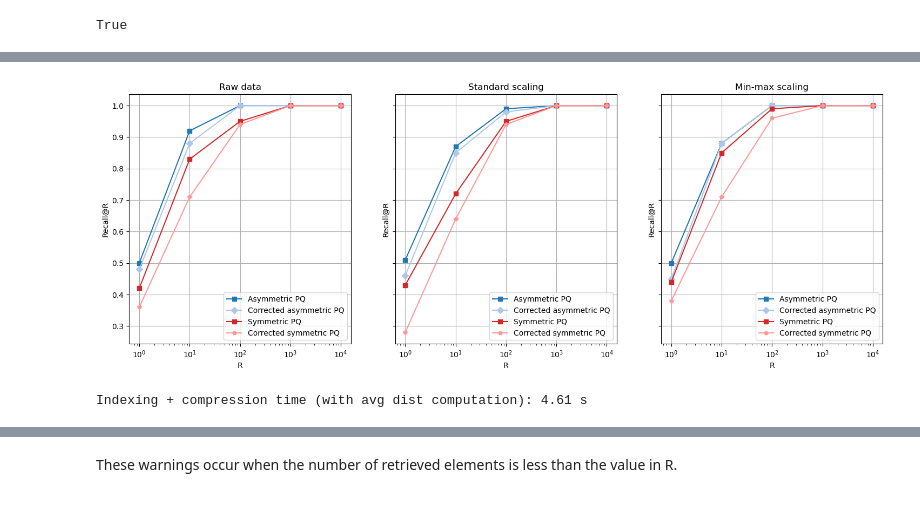
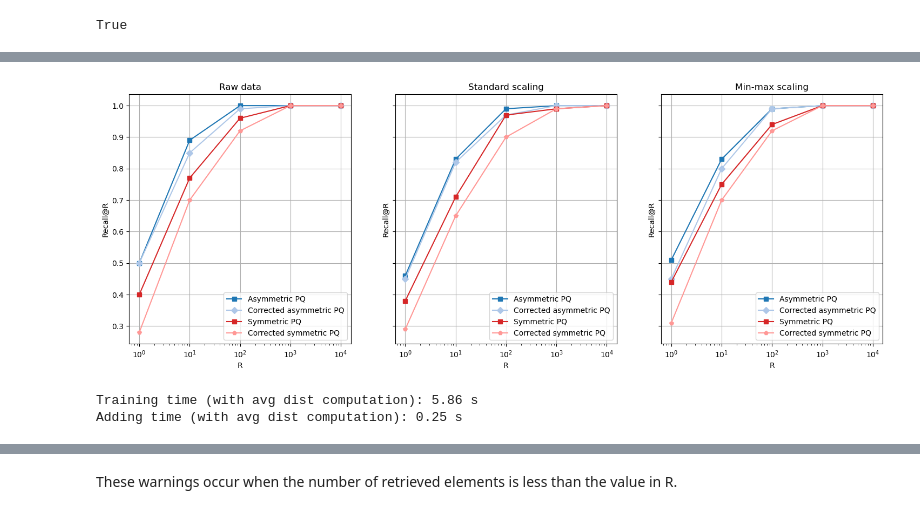
Before and after one commit to iretes/IR-proj, a Jupyter notebook: experiments.ipynb, the cells around one changed output, grey strips where cells are left out. Saved outputs shown, nothing was run; the diff lists cells and outputs as text; code cells hidden in the pictures.

```diff
--- a/experiments.ipynb
+++ b/experiments.ipynb
@@ -46,10 +52,5 @@ plt.show()
 # %% [output]
 [figure]
-# %%
-tr_data = xb
-queries = xq
-sample_query = xq[0]
-sample_query_snorm = np.sum(np.square(sample_query))
 # %%
 M = 8
 K = 256
@@ -129,7 +137,7 @@ asym_pq_dists, asym_ranking = pq.search(sample_query, subset=None, asym=True, co
 asym_pq_corr_dists, asym_corr_ranking = pq.search(sample_query, subset=None, asym=True, correct=True)
 sym_pq_dists, sym_ranking = pq.search(sample_query, subset=None, asym=False, correct=False)
 sym_pq_corr_dists, sym_corr_ranking = pq.search(sample_query, subset=None, asym=False, correct=True)
-es = ExactSearch(tr_data)
+es = ExactSearch(search_data)
 exact_dists, exact_ranking = es.search(sample_query)
 # %%
 # check if computed exact ranking is equal to ground truth
@@ -138,7 +146,8 @@ np.all(gt[0][:100]==exact_ranking[:100])
 True
 # %%
 recalls = {"Asymmetric PQ": [], "Corrected Asymmetric PQ": [], "Symmetric PQ": [], "Corrected Symmetric PQ": []}
-rs = range(5, 10000 + 500, 500)
+step = 500 if DATASET == "siftsmall" else 100000
+rs = range(5, search_data.shape[0] + step, step)
 for r in rs:
     recalls["Asymmetric PQ"].append(recall_at_r(asym_ranking, exact_ranking, r))
     recalls["Corrected Asymmetric PQ"].append(recall_at_r(asym_corr_ranking, exact_ranking, r))
@@ -151,6 +160,7 @@ plt.plot(rs, recalls["Symmetric PQ"], '-o', label="Symmetric PQ", color=matplotl
 plt.plot(rs, recalls["Corrected Symmetric PQ"], '-p', label="Corrected Symmetric PQ", color=matplotlib.colormaps["tab20"](7))
 plt.xlabel('R')
 plt.ylabel('Recall@R')
+plt.title('Recall@R for a sample query')
 plt.grid(zorder=0)
 plt.tight_layout()
 plt.legend();
@@ -215,10 +225,12 @@ plt.tight_layout()
 # %%
-asym_diffs = np.zeros((10000*queries.shape[0]))
-asym_diffs_corr = np.zeros((10000*queries.shape[0]))
-sym_diffs = np.zeros((10000*queries.shape[0]))
-sym_diffs_corr = np.zeros((10000*queries.shape[0]))
+asym_diffs = np.zeros((search_data.shape[0]*queries.shape[0]))
+asym_diffs_corr = np.zeros((search_data.shape[0]*queries.shape[0]))
+sym_diffs = np.zeros((search_data.shape[0]*queries.shape[0]))
+sym_diffs_corr = np.zeros((search_data.shape[0]*queries.shape[0]))
 
 R = [1, 10, 100, 1000, 10000]
+if DATASET == "sift":
+    R += [100000, 1000000]
 asym_recall = np.zeros((len(queries), len(R)))
 asym_corr_recall = np.zeros((len(queries), len(R)))
 sym_recall = np.zeros((len(queries), len(R)))
@@ -237,10 +249,10 @@ for i, query in enumerate(queries):
     mean_es_time += time.time() - start_search_time
     exact_nearest[i] = rank[0]
     query_norm = np.sum(np.square(query))
-    asym_diffs[i*10000:(i+1)*10000] = (asym_d_est-d) / query_norm
-    asym_diffs_corr[i*10000:(i+1)*10000] = (asym_d_est_corr-d) / query_norm
-    sym_diffs[i*10000:(i+1)*10000] = (sym_d_est-d) / query_norm
-    sym_diffs_corr[i*10000:(i+1)*10000] = (sym_d_est_corr-d) / query_norm
+    asym_diffs[i*search_data.shape[0]:(i+1)*search_data.shape[0]] = (asym_d_est-d) / query_norm
+    asym_diffs_corr[i*search_data.shape[0]:(i+1)*search_data.shape[0]] = (asym_d_est_corr-d) / query_norm
+    sym_diffs[i*search_data.shape[0]:(i+1)*search_data.shape[0]] = (sym_d_est-d) / query_norm
+    sym_diffs_corr[i*search_data.shape[0]:(i+1)*search_data.shape[0]] = (sym_d_est_corr-d) / query_norm
 
     for j, r in enumerate(R):
         asym_recall[i][j] = exact_nearest[i] in asym_rank[:r]
@@ -338,14 +350,17 @@ from sklearn.preprocessing import StandardScaler, MinMaxScaler
 
 std_scaler = StandardScaler()
 tr_data_std = std_scaler.fit_transform(tr_data)
+search_data_std = std_scaler.transform(search_data)
 queries_std = std_scaler.transform(queries)
 minmax_scaler = MinMaxScaler()
 tr_data_minmax = minmax_scaler.fit_transform(tr_data)
+search_data_minmax = minmax_scaler.transform(search_data)
 queries_minmax = minmax_scaler.transform(queries)
 
-def train_search(M, K, seed, R, tr_data, queries):
+def train_search(M, K, seed, R, tr_data, search_data, queries):
     pq = PQ(M=M, K=K, seed=seed)
-    pq.train(tr_data, add=True, compute_distortions=True, verbose=False)
+    pq.train(tr_data, add=False)
+    pq.add(search_data, compute_distortions=True)
 
     asym_recall = np.zeros((len(queries), len(R)))
     asym_corr_recall = np.zeros((len(queries), len(R)))
@@ -378,47 +393,56 @@ def train_search(M, K, seed, R, tr_data, queries):
 
     return results
 
 results = {
     "asym_recall_mean": asym_recall_mean,
     "asym_corr_recall_mean": asym_corr_recall_mean,
     "sym_recall_mean": sym_recall_mean,
     "sym_corr_recall_mean": sym_corr_recall_mean
 }
-results_std = train_search(M, K, RANDOM_SEED, R, tr_data_std, queries_std)
-results_minmax = train_search(M, K, RANDOM_SEED, R, tr_data_minmax, queries_minmax)
+results_std = train_search(M, K, RANDOM_SEED, R, tr_data_std, search_data_std, queries_std)
+results_minmax = train_search(M, K, RANDOM_SEED, R, tr_data_minmax, search_data_minmax, queries_minmax)
 
 fig, axs = plt.subplots(1, 3, figsize=(18, 6), sharey=True)
 
 scaling_methods = [
     ("Raw data", results),
     ("Standard scaling", results_std),
     ("Min-max scaling", results_minmax)
 ]
 
 for ax, (title, data) in zip(axs, scaling_methods):
     ax.plot(R, data["asym_recall_mean"], '-s', label="Asymmetric PQ", color=matplotlib.colormaps["tab20"](0))
     ax.plot(R, data["asym_corr_recall_mean"], '-D', label="Corrected asymmetric PQ", color=matplotlib.colormaps["tab20"](1))
     ax.plot(R, data["sym_recall_mean"], '-s', label="Symmetric PQ", color=matplotlib.colormaps["tab20"](6))
     ax.plot(R, data["sym_corr_recall_mean"], '-p', label="Corrected symmetric PQ", color=matplotlib.colormaps["tab20"](7))
     ax.set_xscale('log')
     ax.set_xlabel('R')
     ax.set_ylabel('Recall@R')
     ax.set_title(title)
     ax.legend()
     ax.grid()
 # %% [output]
-[figure, old version]
+[figure, new version]
 # %%
-KP = 128
-W = 4
+if DATASET == "siftsmall":
+    KP = 128
+    W = 4
+else:
+    KP = 1024
+    W = 8
 ivf = IVF(Kp=KP, M=M, K=K, seed=RANDOM_SEED)
-start_indexing = time.time()
-ivf.train(tr_data, add=True, compute_distortions=True)
-end_indexing = time.time() - start_indexing
+start_training = time.time()
+ivf.train(tr_data, add=False)
+end_training = time.time() - start_training
+start_adding = time.time()
+ivf.add(search_data, compute_distortions=True)
+end_adding = time.time() - start_adding
 
-print(f"Indexing + compression time (with avg dist computation): {end_indexing:.2f} s")
+print(f"Training time (with avg dist computation): {end_training:.2f} s")
+print(f"Adding time (with avg dist computation): {end_adding:.2f} s")
 # %% [output]
-Indexing + compression time (with avg dist computation): 4.61 s
+Training time (with avg dist computation): 5.86 s
+Adding time (with avg dist computation): 0.25 s
 # %%
 els_per_cluster = []
 for i in range(ivf.Kp):
```
Also changed, not shown: parts of 28 cells of this notebook.
